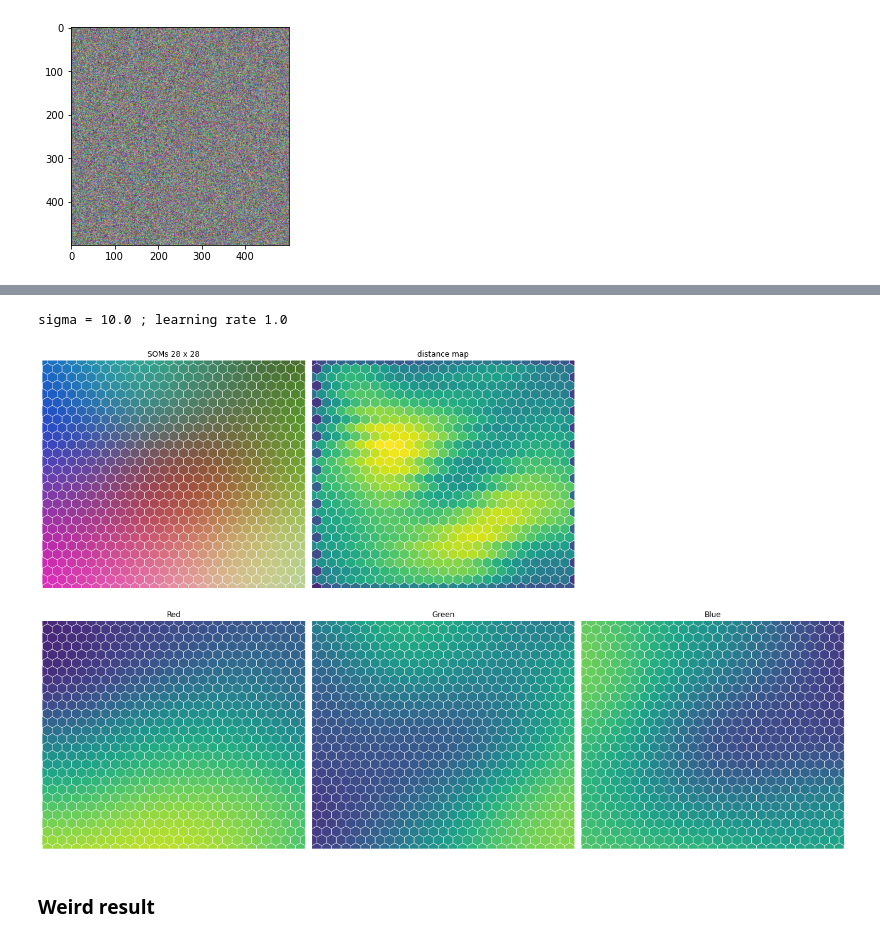
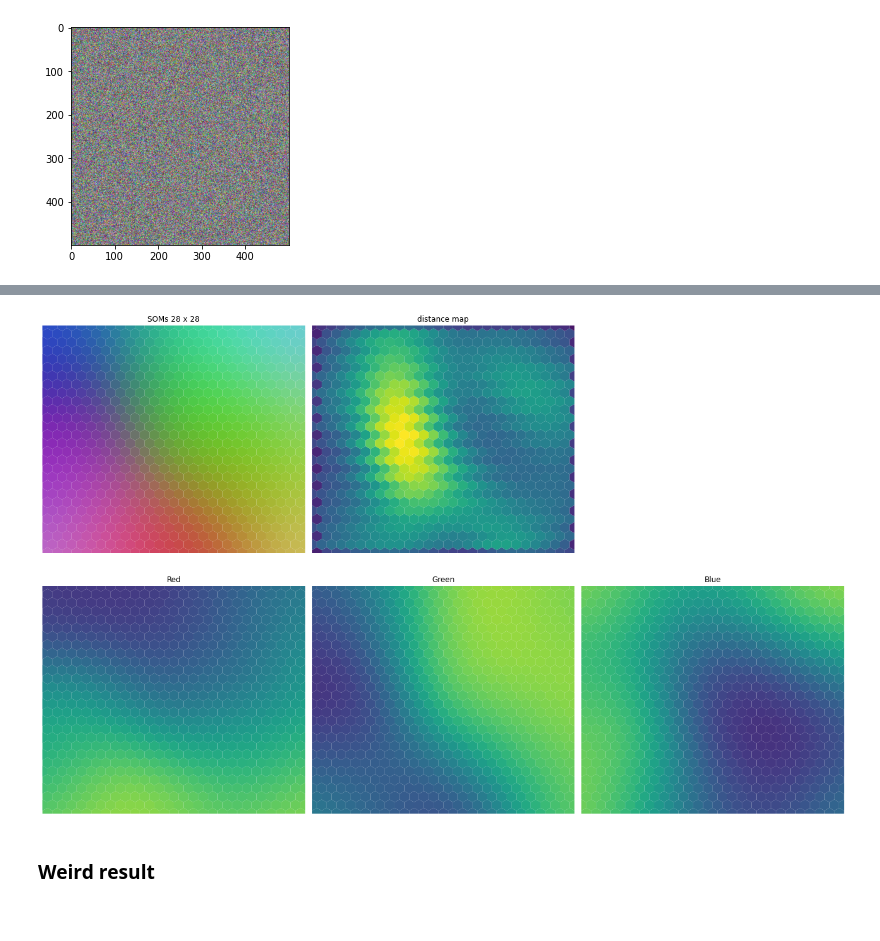
Before and after one commit to Oliv2398/SOMs-in-astrophysics, a Jupyter notebook: SOMs_colors.ipynb, the cells around one changed output, grey strips where cells are left out. Drawn from its saved outputs; the diff is of its cells as text; code cells hidden in the pictures.

```diff
--- a/SOMs_colors.ipynb
+++ b/SOMs_colors.ipynb
@@ -82,7 +94,7 @@ def train_som(data, sigma, learning_rate, iterations,
                   learning_rate = learning_rate,
                   topology = topology)
 
-    som.random_weights_init(data)
+    #som.random_weights_init(data)
 
     som.train_random(data, iterations, verbose=verbose)
 
@@ -245,19 +257,19 @@ def som_hexa(data, som, weights, var_names, useless_var=False):
             if cols<5:
                 # SOMs
                 hex = RegularPolygon((xx[i, j], wy[i,j]), numVertices=6,
-                                    radius=.95/np.sqrt(3),
+                                    radius=.95/np.sqrt(3)+.03,
                                     facecolor=to_hex(weights[i, j]), lw=0)
                 ax[0,0].add_patch(hex)
 
             # distance map
             hex1 = RegularPolygon((xx[i, j], wy[i,j]), numVertices=6,
-                                  radius=.95/np.sqrt(3),
+                                  radius=.95/np.sqrt(3)+.03,
                                   facecolor=plt.cm.viridis(umatrix[i, j]), lw=0)
             ax[0,1].add_patch(hex1)
 
             for k in range(cols): # each layer of the weights
                 hexRGB = RegularPolygon((xx[i, j], wy[i,j]), numVertices=6,
-                                        radius=.95/np.sqrt(3),
+                                        radius=.95/np.sqrt(3)+.03,
                                         facecolor=plt.cm.viridis(weights[i, j, k]), lw=0)
                 ax[1,k].add_patch(hexRGB)
 
@@ -440,7 +452,7 @@ def info_min_max(dataset, names):
 <a name="S3"></a>
 # Colors
 # %%
-def dat_color(nb=25000, more_dim=False):
+def dat_color(nb=25000, more_dim=0):
     dat1 = np.random.uniform(0,1,nb)
     dat2 = np.random.uniform(0,1,nb)
     dat3 = np.random.uniform(0,1,nb)
@@ -448,8 +460,7 @@ def dat_color(nb=25000, more_dim=False):
     data = np.vstack((dat1,dat2,dat3)).T
 
     if more_dim:
-        dims = int(input("number of variables : "))
-        for i in range(3,dims):
+        for i in range(3,more_dim):
             np.random.shuffle(dat3)
             data = np.vstack((data.T, dat3)).T
 
@@ -459,8 +470,8 @@ def dat_color(nb=25000, more_dim=False):
 <a name="S3_1"></a>
 ## First visualization
 # %%
-nb, data_color, color_names = dat_color(nb=250000)
-# reduce nb to see topological error
+nb, data_color, color_names = dat_color()
+# nb<2e5 to see topological error
 # %%
 plt.imshow(data_color.reshape(500,500,3));
 # %% [output]
@@ -477,12 +487,11 @@ sigma = 9.0 ; learning rate 1.0
 # %%
 sigma = 10
 learning_rate = 1
 
-som, weights = train_som(data_color, sigma, learning_rate, 1000, topology='hexagonal')
+som, weights = train_som(data_color, sigma, learning_rate, 5000, topology='hexagonal')
 som_hexa(data_color, som, weights, color_names)
 # %% [output]
-sigma = 10.0 ; learning rate 1.0
-[figure, old version]
+[figure, new version]
 # %% [markdown]
 ### Weird result
 # %%
```
Also changed, not shown: parts of 48 cells of this notebook.
